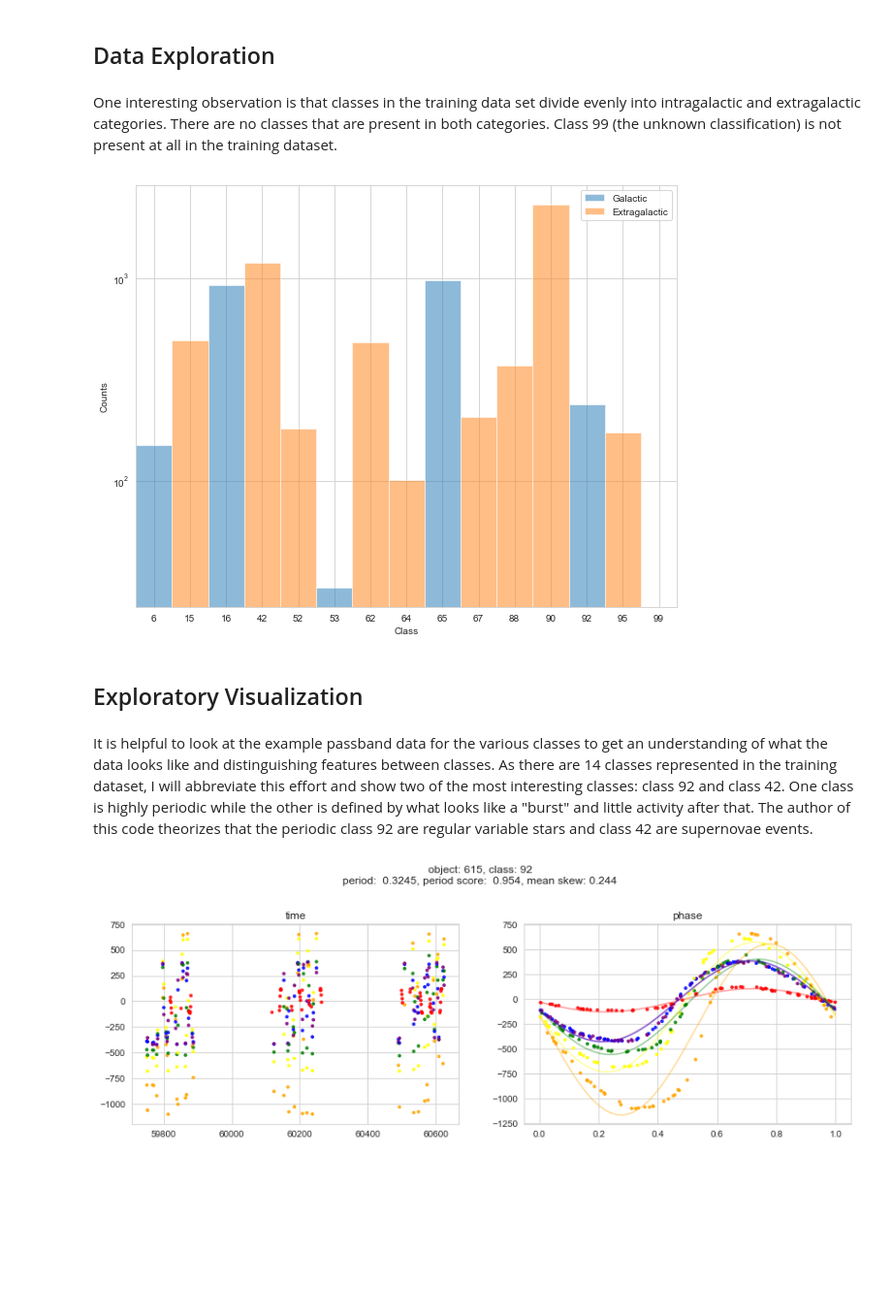
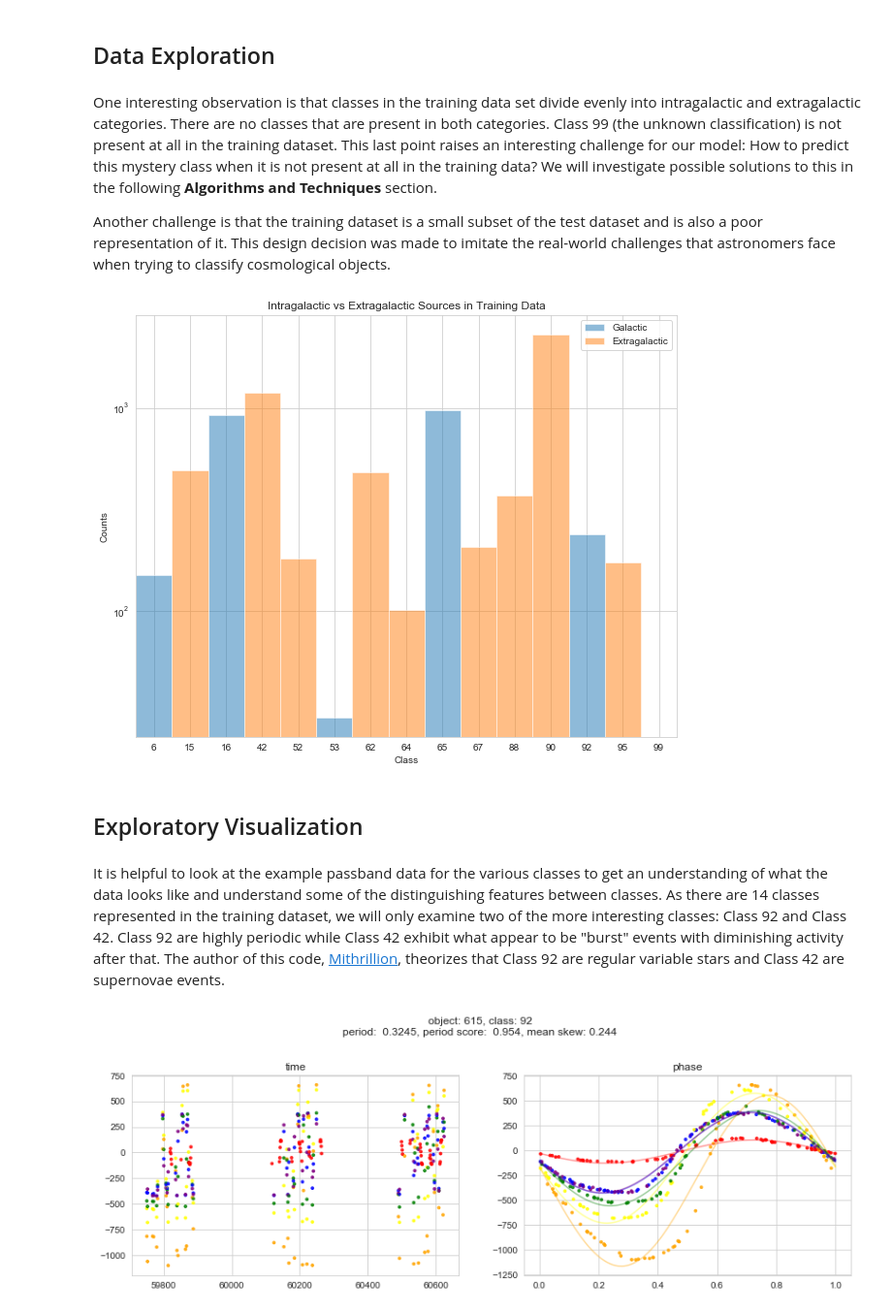
Before and after one commit to danielbank/PLAsTiCC, a Jupyter notebook: report/report.ipynb, the cells around one changed output. Shown at 97% size. Cells and saved outputs as stored; diff of their text form; code cells hidden in the pictures; blank space fills up the shorter version.

```diff
--- a/report/report.ipynb
+++ b/report/report.ipynb
@@ -51,32 +51,36 @@ test_metadata = pd.read_csv('../input/test_set_metadata.csv')
 # %% [markdown]
 ## Data Exploration
 # %% [markdown]
-One interesting observation is that classes in the training data set divide evenly into intragalactic and extragalactic categories.  There are no classes that are present in both categories.  Class 99 (the unknown classification) is not present at all in the training dataset.
+One interesting observation is that classes in the training data set divide evenly into intragalactic and extragalactic categories.  There are no classes that are present in both categories.  Class 99 (the unknown classification) is not present at all in the training dataset.  This last point raises an interesting challenge for our model:  How to predict this mystery class when it is not present at all in the training data?  We will investigate possible solutions to this in the following **Algorithms and Techniques** section.
+
+Another challenge is that the training dataset is a small subset of the test dataset and is also a poor representation of it.  This design decision was made to imitate the real-world challenges that astronomers face when trying to classify cosmological objects.
 # %%
 # Galactic vs Extragalactic Code by Kyle Boone
 # https://www.kaggle.com/kyleboone/naive-benchmark-galactic-vs-extragalactic
 
 targets = np.hstack([np.unique(train_metadata['target']), [99]])
 target_map = {j:i for i, j in enumerate(targets)}
 target_ids = [target_map[i] for i in train_metadata['target']]
 train_metadata['target_id'] = target_ids
 
-galactic_cut = train_metadata['hostgal_specz'] == 0
+# Intragalactic sources have no redshift! (hostgal_spez == 0)
+intragalactic_cut = train_metadata['hostgal_specz'] == 0
 plt.figure(figsize=(10, 8))
-plt.hist(train_metadata[galactic_cut]['target_id'], 15, (0, 15), alpha=0.5, label='Galactic')
-plt.hist(train_metadata[~galactic_cut]['target_id'], 15, (0, 15), alpha=0.5, label='Extragalactic')
+plt.hist(train_metadata[intragalactic_cut]['target_id'], 15, (0, 15), alpha=0.5, label='Galactic')
+plt.hist(train_metadata[~intragalactic_cut]['target_id'], 15, (0, 15), alpha=0.5, label='Extragalactic')
 plt.xticks(np.arange(15)+0.5, targets)
 plt.gca().set_yscale("log")
 plt.xlabel('Class')
 plt.ylabel('Counts')
 plt.xlim(0, 15)
+plt.title('Intragalactic vs Extragalactic Sources in Training Data')
 plt.legend();
 # %% [output]
-[figure, old version]
+[figure, new version]
 # %% [markdown]
 ## Exploratory Visualization
 # %% [markdown]
-It is helpful to look at the example passband data for the various classes to get an understanding of what the data looks like and distinguishing features between classes.  As there are 14 classes represented in the training dataset, I will abbreviate this effort and show two of the most interesting classes: class 92 and class 42.  One class is highly periodic while the other is defined by what looks like a "burst" and little activity after that.  The author of this code theorizes that the periodic class 92 are regular variable stars and class 42 are supernovae events.
+It is helpful to look at the example passband data for the various classes to get an understanding of what the data looks like and understand some of the distinguishing features between classes.  As there are 14 classes represented in the training dataset, we will only examine two of the more interesting classes: Class 92 and Class 42.  Class 92 are highly periodic while Class 42 exhibit what appear to be "burst" events with diminishing activity after that.  The author of this code, [Mithrillion](https://www.kaggle.com/mithrillion), theorizes that Class 92 are regular variable stars and Class 42 are supernovae events.
 # %%
 # Visualization Code by Mithrillion
 # https://www.kaggle.com/mithrillion/all-classes-light-curve-characteristics-updated
```
Also changed, not shown: parts of 16 cells of this notebook.
